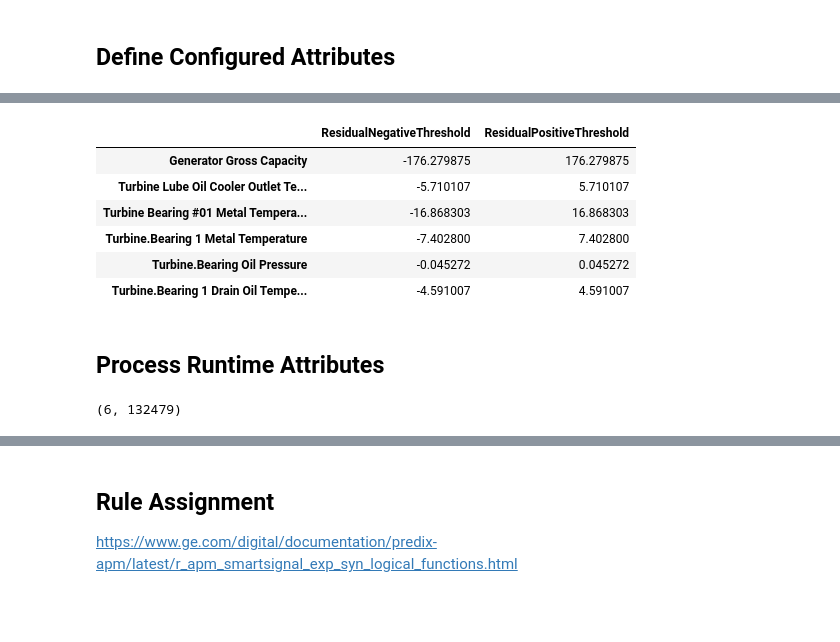
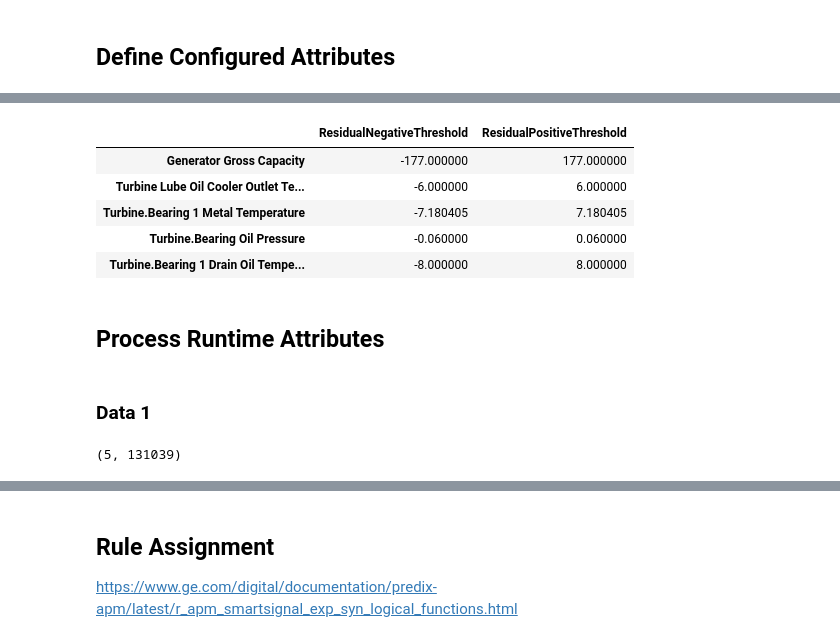
Before and after one commit to yasirabd/research-diagnostic-turbine, a Jupyter notebook: Diagnostics_Turbine_Bearing_1_Cooling_Loss.ipynb, the cells around one changed output, grey strips where cells are left out. Saved outputs shown, nothing was run; the diff lists cells and outputs as text; code cells hidden in the pictures; blank space fills up the shorter version.

```diff
--- a/Diagnostics_Turbine_Bearing_1_Cooling_Loss.ipynb
+++ b/Diagnostics_Turbine_Bearing_1_Cooling_Loss.ipynb
@@ -130,14 +213,22 @@ dtype: int64
 ## Threshold
 # %%
 # threshold
-val = [[433.969025, 610.248900],
-       [41.625633, 47.335740],
-       [75.298727, 92.167030],
-       [80.187670, 87.590470],
-       [1.467023, 1.512295],
-    #    [47.408993, 56.443672]]
-       [47.408993, 52]]
-threshold = pd.DataFrame(val, columns=['Actual (Low)', 'Actual (High)'], index=list(data)[1:])
+# val = [[433.969025, 610.248900],
+#        [41.625633, 47.335740],
+#        [75.298727, 92.167030],
+#        [80.187670, 87.590470],
+#        [1.467023, 1.512295],
+#     #    [47.408993, 56.443672]]
+#        [47.408993, 52]]
+
+# new threshold from data january 2020 - march 2020
+val = [[433., 610.],
+       [41., 47.],
+       [80., 87.180405],
+       [1.48, 1.54],
+       [47., 55.]]
+    #    [47., 52.]] # customize for fault
+threshold = pd.DataFrame(val, columns=['Actual (Low)', 'Actual (High)'], index=list(data1)[1:])
 threshold
 # %% [output]
 |  | Actual (Low) | Actual (High) |
@@ -317,25 +406,24 @@ dtype: float64
 # %%
 # model tag
 
 # use the difference between ActualHigh and ActualLow
-values = [[-176.279875, 176.279875],
-          [-5.710107, 5.710107],
-          [-16.868303, 16.868303],
-          [-7.402800, 7.402800],
-          [-0.045272, 0.045272],
-          [-4.591007, 4.591007]]
+values = [[-177., 177.],
+          [-6., 6.],
+        #   [-16.868303, 16.868303],
+          [-7.180405, 7.180405],
+          [-0.06, 0.06],
+          [-8, 8]]
 model_configured = pd.DataFrame(data=values,
                                 index=analytic_configured.index,
                                 columns=['ResidualNegativeThreshold','ResidualPositiveThreshold'])
 model_configured
 # %% [output]
 |  | ResidualNegativeThreshold | ResidualPositiveThreshold |
-| Generator Gross Capacity | -176.279875 | 176.279875 |
-| Turbine Lube Oil Cooler Outlet Te... | -5.710107 | 5.710107 |
-| Turbine Bearing #01 Metal Tempera... | -16.868303 | 16.868303 |
-| Turbine.Bearing 1 Metal Temperature | -7.402800 | 7.402800 |
-| Turbine.Bearing Oil Pressure | -0.045272 | 0.045272 |
-| Turbine.Bearing 1 Drain Oil Tempe... | -4.591007 | 4.591007 |
+| Generator Gross Capacity | -177.000000 | 177.000000 |
+| Turbine Lube Oil Cooler Outlet Te... | -6.000000 | 6.000000 |
+| Turbine.Bearing 1 Metal Temperature | -7.180405 | 7.180405 |
+| Turbine.Bearing Oil Pressure | -0.060000 | 0.060000 |
+| Turbine.Bearing 1 Drain Oil Tempe... | -8.000000 | 8.000000 |
 # %% [markdown]
 ## Process Runtime Attributes
 # %%
@@ -391,11 +479,13 @@ def residual_indication_positive_flag(residual, residual_positive_threshold):
         return -1
     else:
         return 0
+# %% [markdown]
+### Data 1
 # %%
-big_matrix = data[cols].values.T
+big_matrix = data1[cols].values.T
 big_matrix.shape
 # %% [output]
-(6, 132479)
+(5, 131039)
 # %%
 %%time
 # Estimate t+1 sensor data
```
Also changed, not shown: parts of 108 cells of this notebook.
